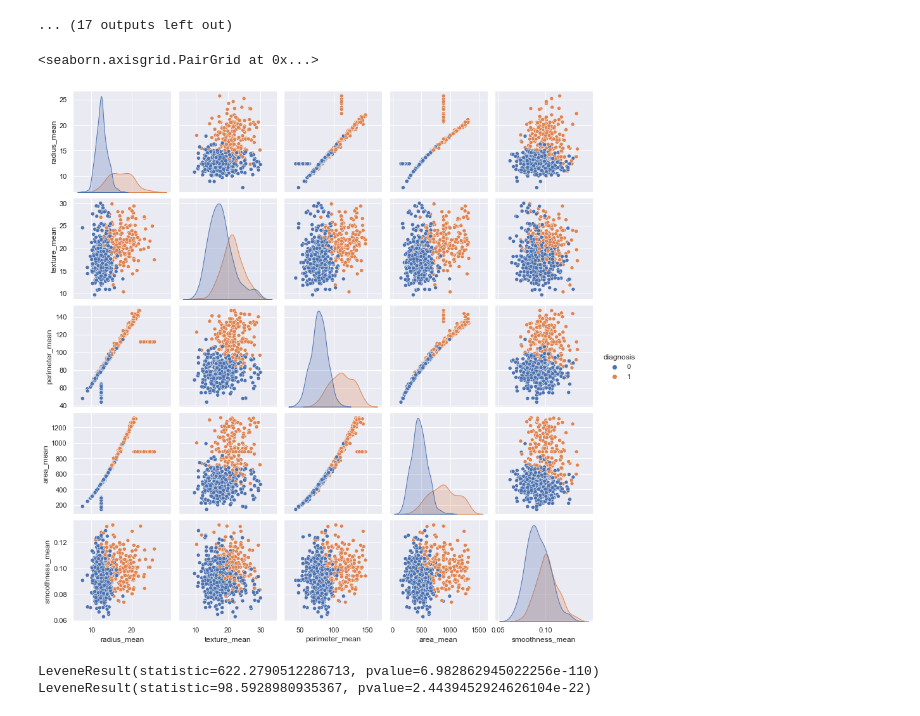
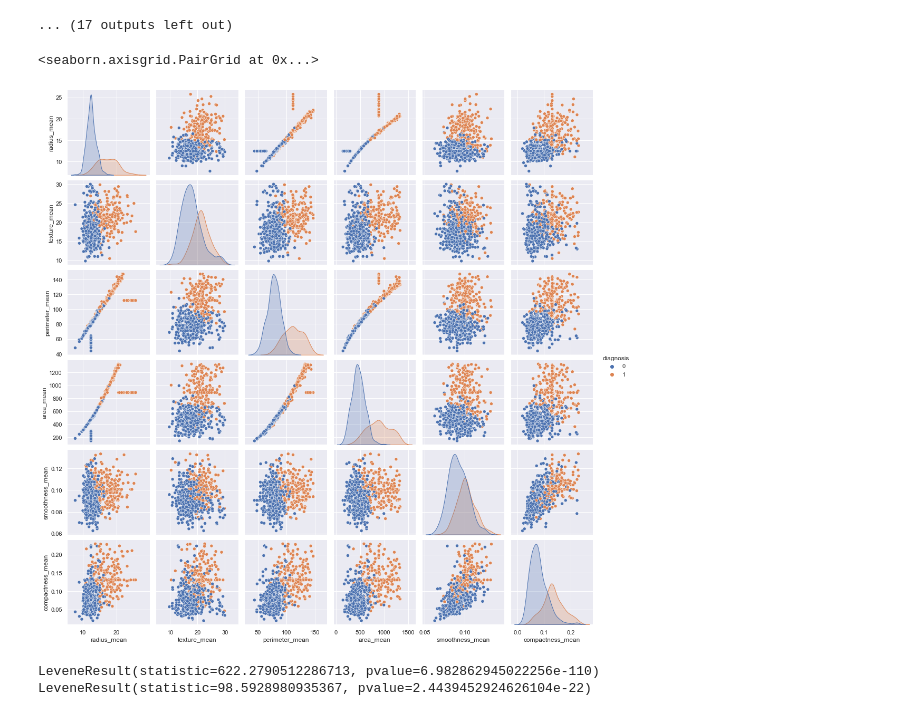
Before and after one commit to SebastianCarvalhoSalazar/prueba_tecnica_01, a Jupyter notebook: notebooks/preprocessing.ipynb, the cells around one changed output. Cells and saved outputs as stored; diff of their text form; code cells hidden in the pictures.

```diff
--- a/notebooks/preprocessing.ipynb
+++ b/notebooks/preprocessing.ipynb
@@ -306,10 +306,10 @@ for i in range(len(headers)-1):
 [figure]
 ... (17 outputs left out)
 # %%
-sns.pairplot(df_filtered.iloc[:,:6], hue = "diagnosis")
+sns.pairplot(df_filtered.iloc[:,:7], hue = "diagnosis")
 # %% [output]
 <seaborn.axisgrid.PairGrid at 0x...>
-[figure, old version]
+[figure, new version]
 # %%
 from scipy.stats import skewtest, levene, shapiro
 
```
Also changed, not shown: parts of 13 cells of this notebook, 13 other files.
